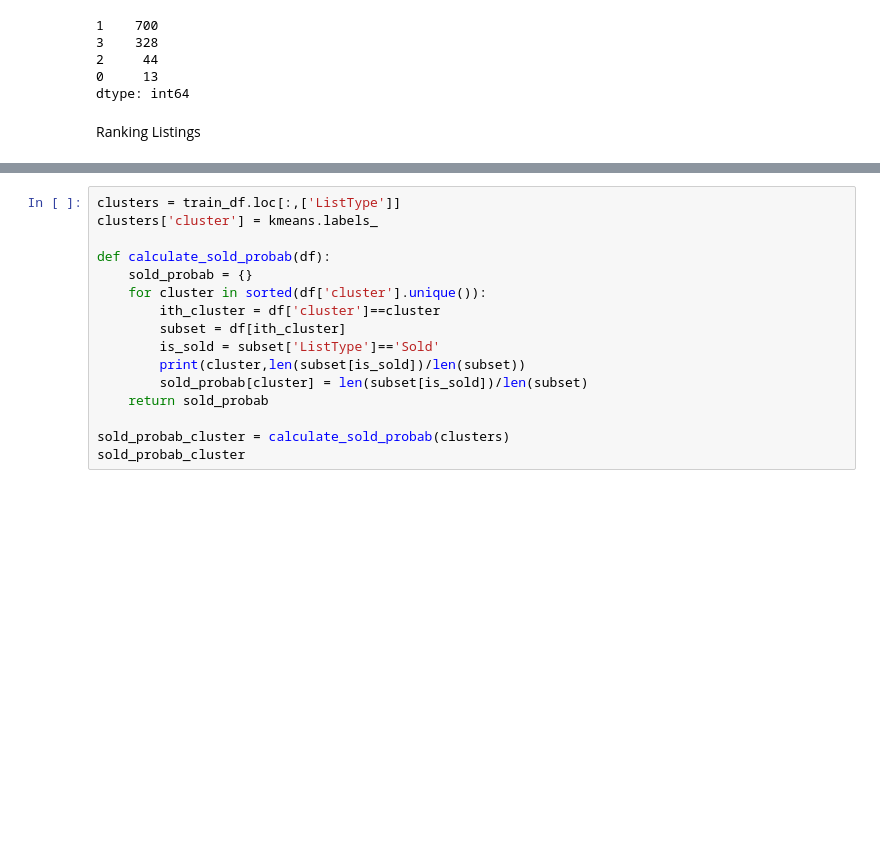
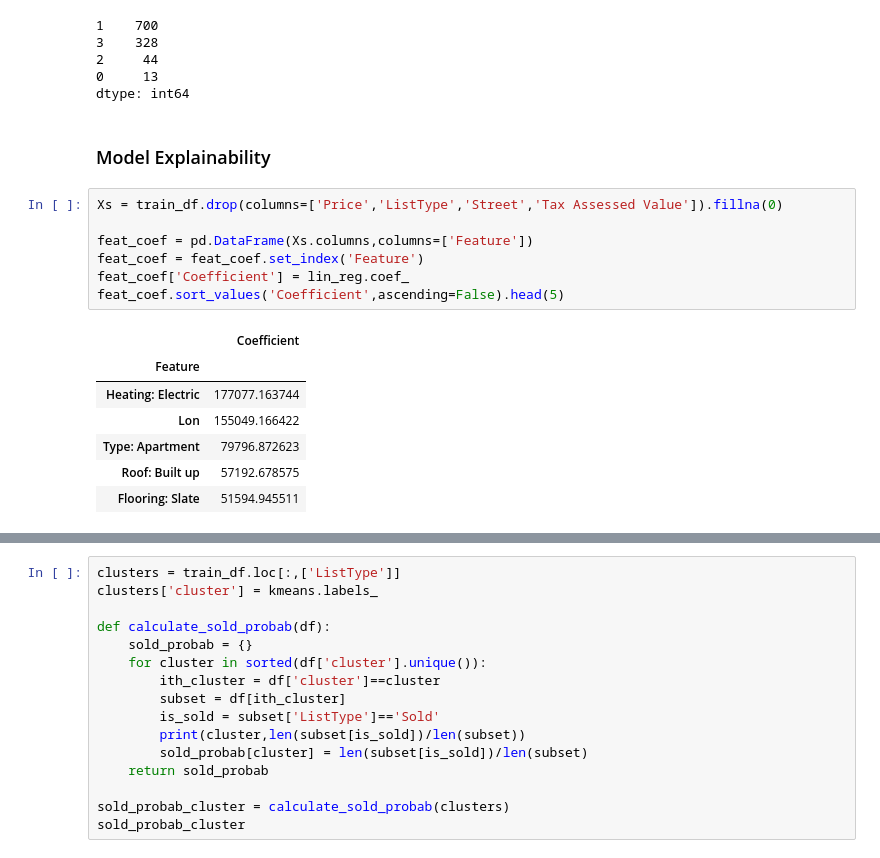
Before and after one commit to aldrinlambon/ranking-real-estate-listings, a Jupyter notebook: RealEstateModeling.ipynb, the cells around one changed output, grey strips where cells are left out. Cells and saved outputs as stored; diff of their text form; blank space fills up the shorter version.

Commit message:
Update RealEstateModeling.ipynb
Update markdown

```diff
--- a/RealEstateModeling.ipynb
+++ b/RealEstateModeling.ipynb
@@ -92,5 +92,20 @@ pd.Series(kmeans.labels_).value_counts()
 2     44
 0     13
 dtype: int64
-# %% [markdown]
-Ranking Listings
+# %% [markdown]
+### Model Explainability
+# %%
+Xs = train_df.drop(columns=['Price','ListType','Street','Tax Assessed Value']).fillna(0)
+
+feat_coef = pd.DataFrame(Xs.columns,columns=['Feature'])
+feat_coef = feat_coef.set_index('Feature')
+feat_coef['Coefficient'] = lin_reg.coef_
+feat_coef.sort_values('Coefficient',ascending=False).head(5)
+# %% [output]
+|  | Coefficient |
+| Feature |  |
+| Heating: Electric | 177077.163744 |
+| Lon | 155049.166422 |
+| Type: Apartment | 79796.872623 |
+| Roof: Built up | 57192.678575 |
+| Flooring: Slate | 51594.945511 |
```
Also changed, not shown: parts of 5 cells of this notebook.
